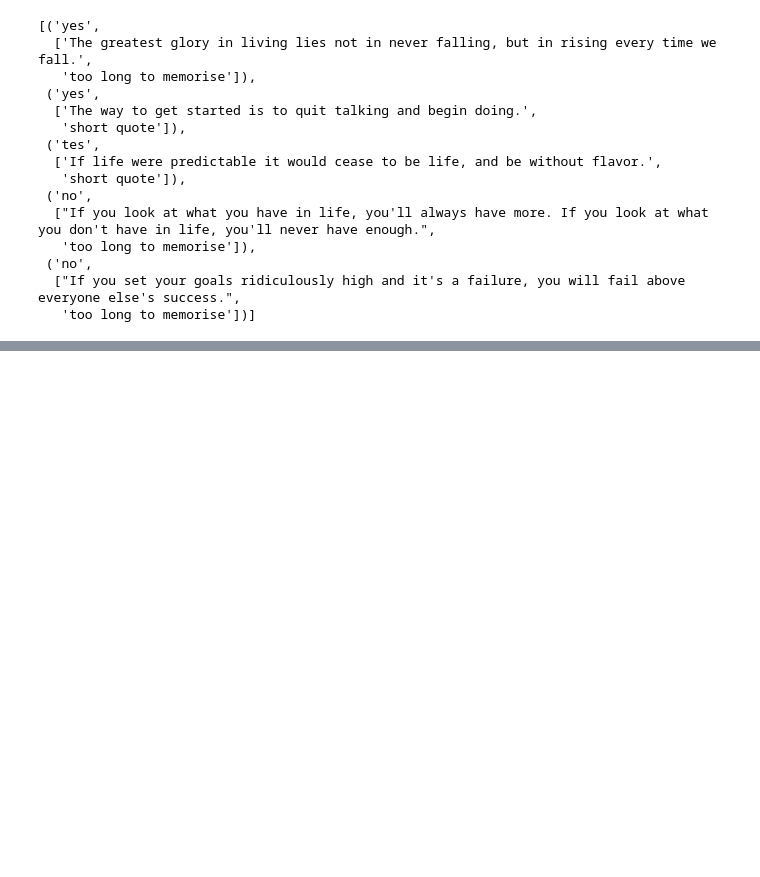
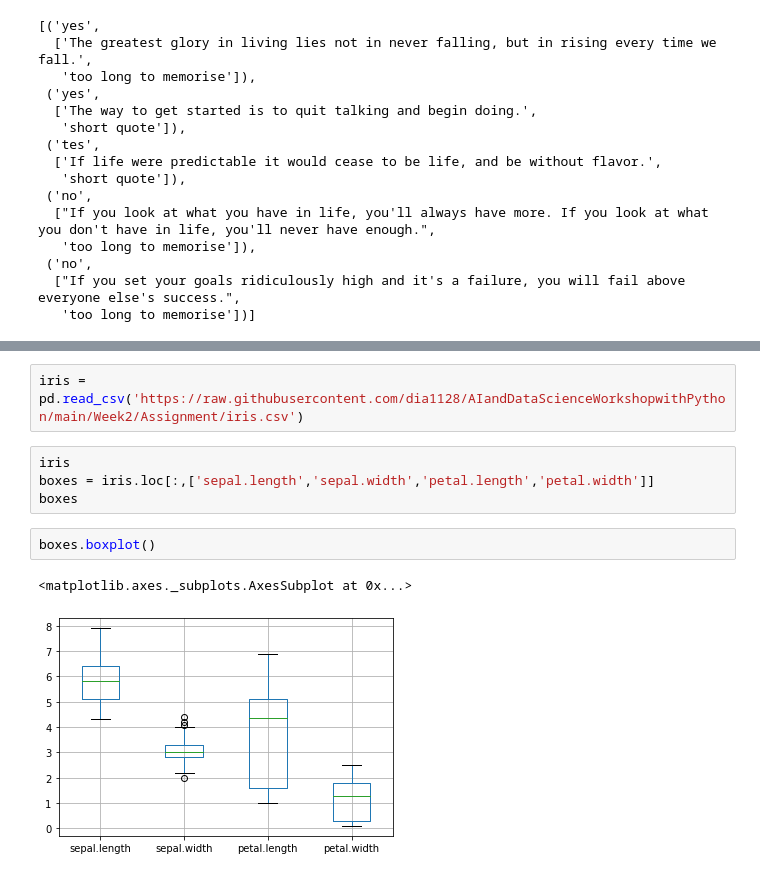
Before and after one commit to pallavrouth/AI-Bootcamp, a Jupyter notebook: Labs/Week2lab.ipynb, the cells around one changed output, grey strips where cells are left out. Drawn from its saved outputs; the diff is of its cells as text; blank space fills up the shorter version.

```diff
--- a/Labs/Week2lab.ipynb
+++ b/Labs/Week2lab.ipynb
@@ -307,0 +460,11 @@ all_output_with_input
+# %%
+iris = pd.read_csv('https://raw.githubusercontent.com/dia1128/AIandDataScienceWorkshopwithPython/main/Week2/Assignment/iris.csv')
+# %%
+iris
+boxes = iris.loc[:,['sepal.length','sepal.width','petal.length','petal.width']]
+boxes
+# %%
+boxes.boxplot()
+# %% [output]
+<matplotlib.axes._subplots.AxesSubplot at 0x...>
+[figure, added]
```
Also changed, not shown: parts of 31 cells of this notebook.
